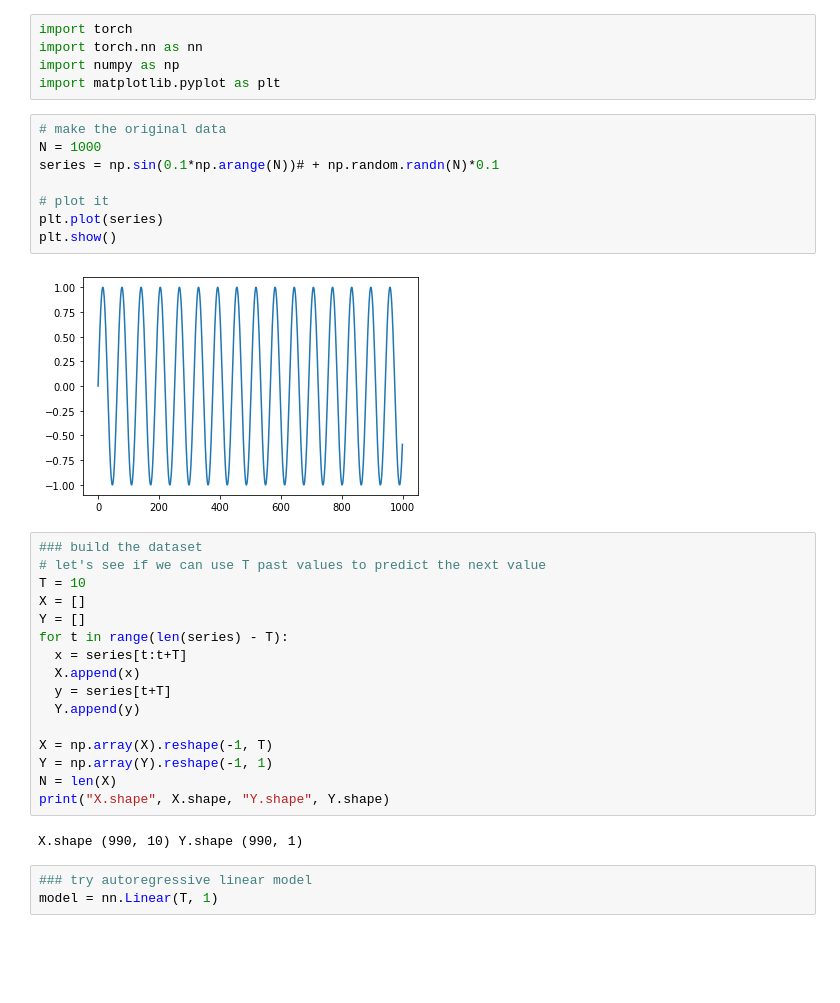
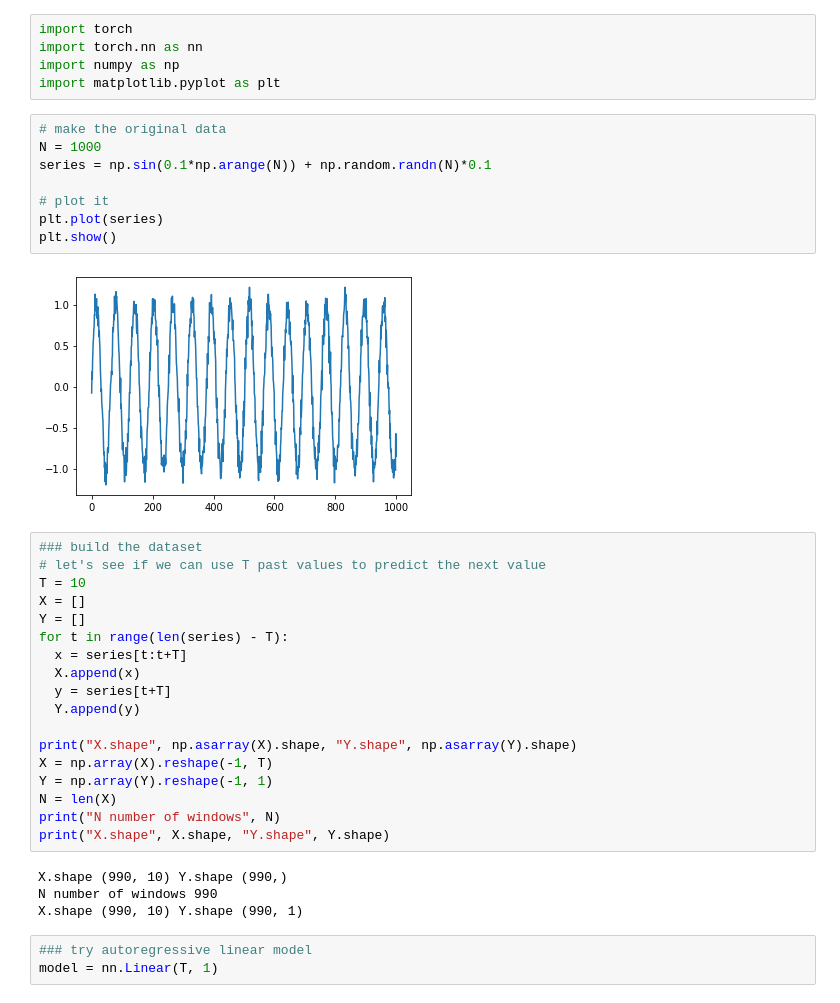
Before and after one commit to arthurziegler/pytorch-deep-learning-course, a Jupyter notebook: Notebooks/PyTorch_Autoregressive_Model.ipynb, the cells around one changed output. Saved outputs shown, nothing was run; the diff lists cells and outputs as text; blank space fills up the shorter version.

```diff
--- a/Notebooks/PyTorch_Autoregressive_Model.ipynb
+++ b/Notebooks/PyTorch_Autoregressive_Model.ipynb
@@ -8,13 +8,13 @@ import matplotlib.pyplot as plt
 # %%
 # make the original data
 N = 1000
-series = np.sin(0.1*np.arange(N))# + np.random.randn(N)*0.1
+series = np.sin(0.1*np.arange(N)) + np.random.randn(N)*0.1
 
 # plot it
 plt.plot(series)
 plt.show()
 # %% [output]
-[figure, old version]
+[figure, new version]
 # %%
 ### build the dataset
 # let's see if we can use T past values to predict the next value
@@ -27,11 +27,15 @@ for t in range(len(series) - T):
   y = series[t+T]
   Y.append(y)
 
+print("X.shape", np.asarray(X).shape, "Y.shape", np.asarray(Y).shape)
 X = np.array(X).reshape(-1, T)
 Y = np.array(Y).reshape(-1, 1)
 N = len(X)
+print("N number of windows", N)
 print("X.shape", X.shape, "Y.shape", Y.shape)
 # %% [output]
+X.shape (990, 10) Y.shape (990,)
+N number of windows 990
 X.shape (990, 10) Y.shape (990, 1)
 # %%
 ### try autoregressive linear model
```
Also changed, not shown: parts of 8 cells of this notebook.
